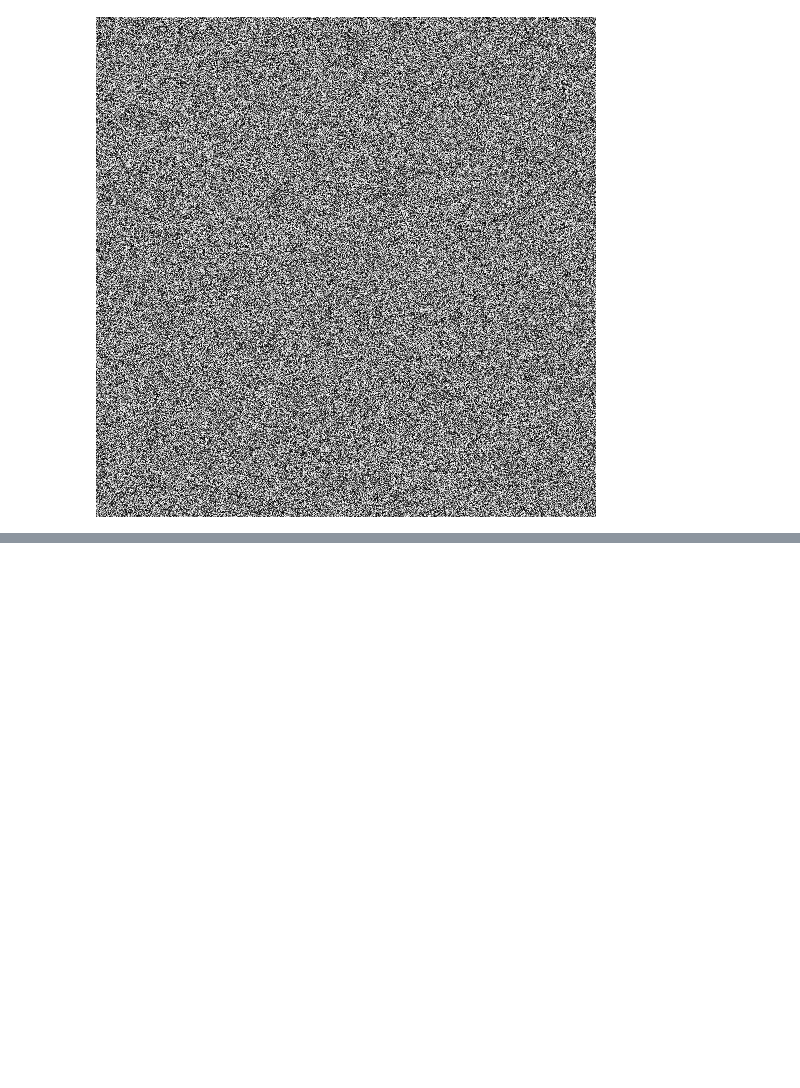
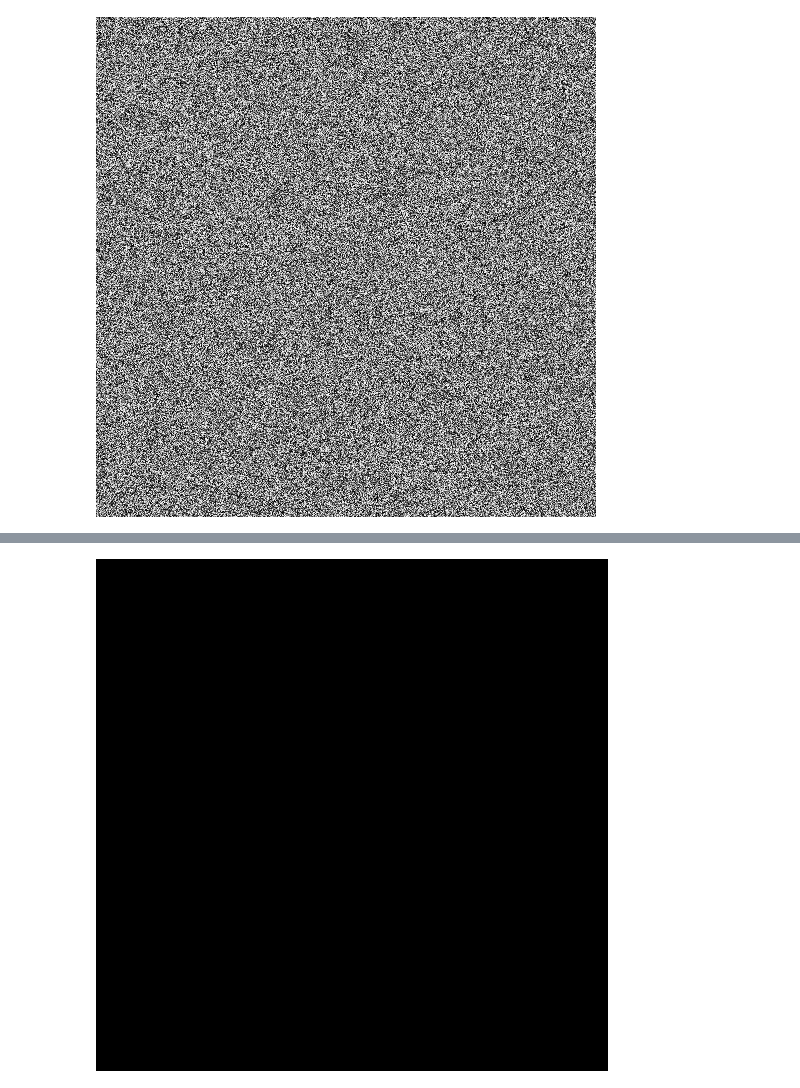
Before and after one commit to zhudaoruyi/python_package_trick, a Jupyter notebook: python_package_trick.ipynb, the cells around one changed output, grey strips where cells are left out. Saved outputs shown, nothing was run; the diff lists cells and outputs as text; code cells hidden in the pictures; blank space fills up the shorter version.

```diff
--- a/python_package_trick.ipynb
+++ b/python_package_trick.ipynb
@@ -15,0 +64,11 @@ Using TensorFlow backend.
+# %%
+from PIL import Image
+# 矩阵转图片
+a = np.zeros((512,512)).astype(int)
+# print(a)
+b = np.matrix(a,dtype='float')/255.0
+
+new_pic = Image.fromarray(b.astype(np.uint8))
+new_pic
+# %% [output]
+[figure, added]
```
Also changed, not shown: parts of 2 cells of this notebook.
